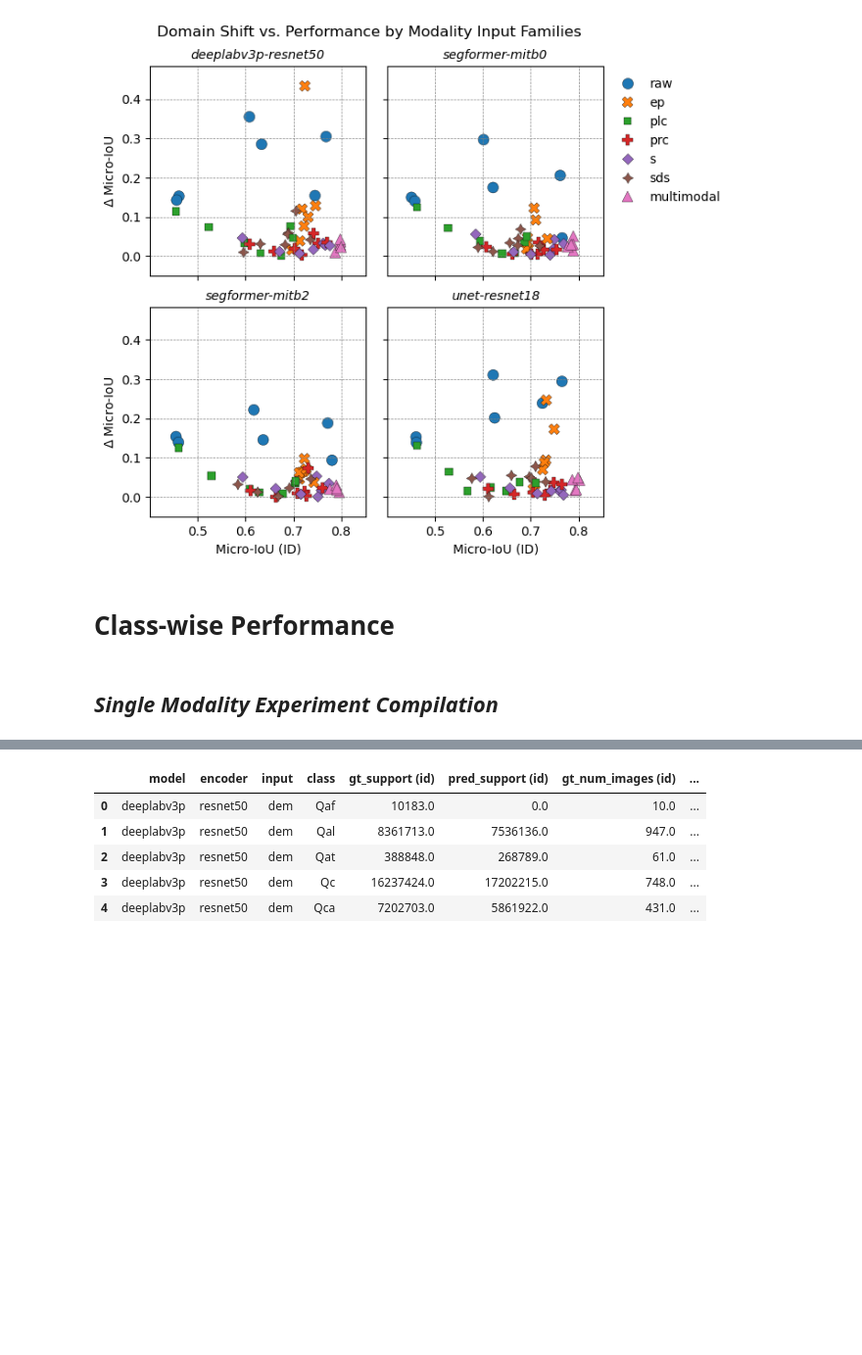
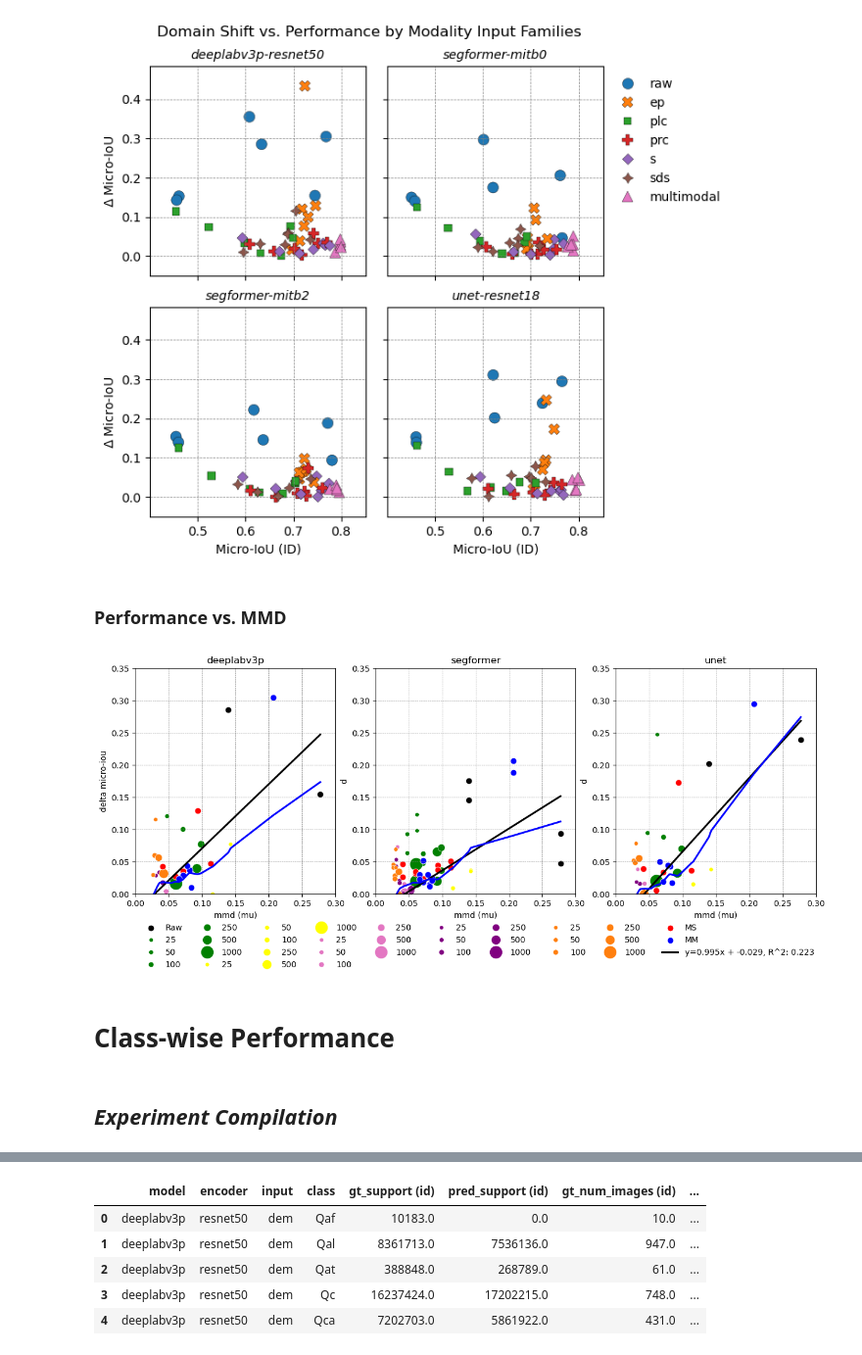
Before and after one commit to masseygeo/earthscape, a Jupyter notebook: notebooks/analysis_seg.ipynb, the cells around one changed output, grey strips where cells are left out. Shown at 98% size. Saved outputs shown, nothing was run; the diff lists cells and outputs as text; code cells hidden in the pictures; blank space fills up the shorter version.

```diff
--- a/notebooks/analysis_seg.ipynb
+++ b/notebooks/analysis_seg.ipynb
@@ -669,10 +566,78 @@ plt.suptitle('Domain Shift vs. Performance by Modality Input Families', y=0.95)
 plt.show()
 # %% [output]
 [figure]
+# %% [markdown]
+### Performance vs. MMD
+# %%
+
+#############################################
+# Performance vs. MMD
+#############################################
+
+# paths to compiled data...
+compiled_path = os.path.join(assets_dir, 'compiled_global.csv')
+mmd_path = glob.glob(r'../assets/data_eda/*mmd_summary.csv')[0]
+
+# metric to plot...
+metric = 'd'
+
+
+# ##### pre-processing...
+df_compiled = pd.read_csv(compiled_path)
+df_compiled[["family", "spatial support"]] = df_compiled["input"].apply(parse_input_label)
+df_mmd = pd.read_csv(mmd_path)
+# df_mmd['input'] = df_mmd['input'].apply(lambda x: str(x).lower().replace(' ', '-'))
+df = pd.merge(left=df_compiled, right=df_mmd, left_on='input', right_on='input', how='inner')
+
+
+##### calculate regression & plot...
+fig, ax = plt.subplots(ncols=3, figsize=(15,5))
+
+for idx, m in enumerate(df['model'].unique()):
+    mask = df['model'] == m
+    subset = df[mask].copy()
+
+    subset['d'] = subset['micro_iou (id)'] - subset['micro_iou (cd)']
+    subset['dr'] = (subset['micro_iou (id)'] - subset['micro_iou (cd)']) / subset['micro_iou (id)'] * 100
+
+    res = stats.linregress(subset["mmd (mu)"], subset[f"{metric}"])
+    r2 = res.rvalue**2
+    label = f"y={round(res.slope, 3)}x + {round(res.intercept, 3)}, R^2: {round(r2.item(), 3)}"
+
+    sns.scatterplot(data=subset[subset['family'] == 'raw'], x='mmd (mu)', y=f"{metric}", ax=ax[idx], color='k', s=60, label='Raw')
+
+    sns.scatterplot(data=subset[subset['family'] == 'ep'], x='mmd (mu)', y=f"{metric}", ax=ax[idx], color='green', size='spatial support', sizes=(25, 250))
+    sns.scatterplot(data=subset[subset['family'] == 'plc'], x='mmd (mu)', y=f"{metric}", ax=ax[idx], color='yellow', size='spatial support', sizes=(25, 250))
+    sns.scatterplot(data=subset[subset['family'] == 'prc'], x='mmd (mu)', y=f"{metric}", ax=ax[idx], color='tab:pink', size='spatial support', sizes=(25, 250))
+    sns.scatterplot(data=subset[subset['family'] == 's'], x='mmd (mu)', y=f"{metric}", ax=ax[idx], color='purple', size='spatial support', sizes=(25, 250))
+    sns.scatterplot(data=subset[subset['family'] == 'sds'], x='mmd (mu)', y=f"{metric}", ax=ax[idx], color='tab:orange', size='spatial support', sizes=(25, 250))
+
+    sns.scatterplot(data=subset[subset['family'] == 'multi-scale'], x='mmd (mu)', y=f"{metric}", ax=ax[idx], color='red', s=60, label='MS')
+    sns.scatterplot(data=subset[subset['family'] == 'multimodal'], x='mmd (mu)', y=f"{metric}", ax=ax[idx], color='blue', s=60, label='MM')
+
+    x = sns.regplot(data=subset, x='mmd (mu)', y=f"{metric}", robust=False, ci=False, label=label, color='k', scatter=False, ax=ax[idx])
+    sns.regplot(data=subset, x='mmd (mu)', y=f"{metric}", lowess=True, robust=False, ci=False, color='blue', scatter=False, ax=ax[idx])
+
+
+    ax[idx].set_title(f"{m}")
+    ax[idx].set_ylim(0, 0.35)
+    ax[idx].set_xlim(0, 0.3)
+
+    ax[idx].grid(axis='both', linestyle='--', linewidth=0.5, color='0.5')
+
+for axes in ax:
+    axes.legend().remove()
+ax[0].legend(loc='upper left', bbox_to_anchor=(0,-0.1), frameon=False, ncols = 10)
+ax[0].set_ylabel("delta micro-iou")
+
+plt.savefig(f"{ASSETS_DIR}/baselines/segmentation/delta_vs_mmd_seg.svg", format='svg', bbox_inches='tight')
+plt.show()
+# %% [output]
+[figure, added]
 # %% [markdown]
 # **Class-wise Performance**
 # %% [markdown]
-## *Single Modality Experiment Compilation*
+## *Experiment Compilation*
 # %%
 ##################################################
 # Compile Per-Class Performance Metrics - Single
```
Also changed, not shown: parts of 35 cells of this notebook, 12 other files.
